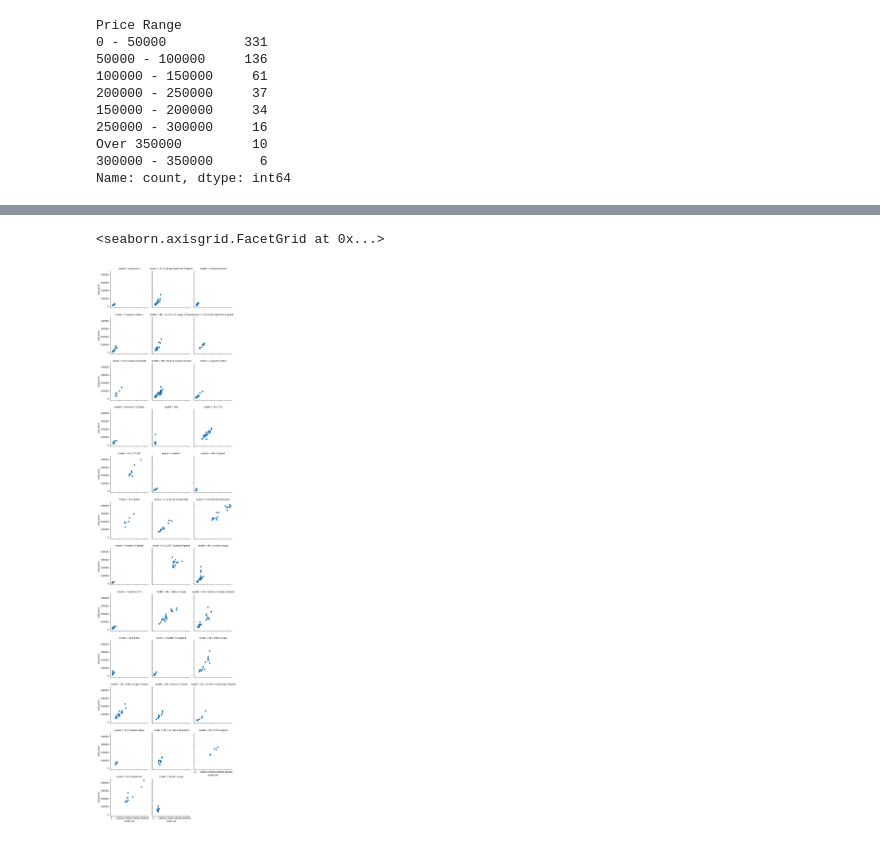
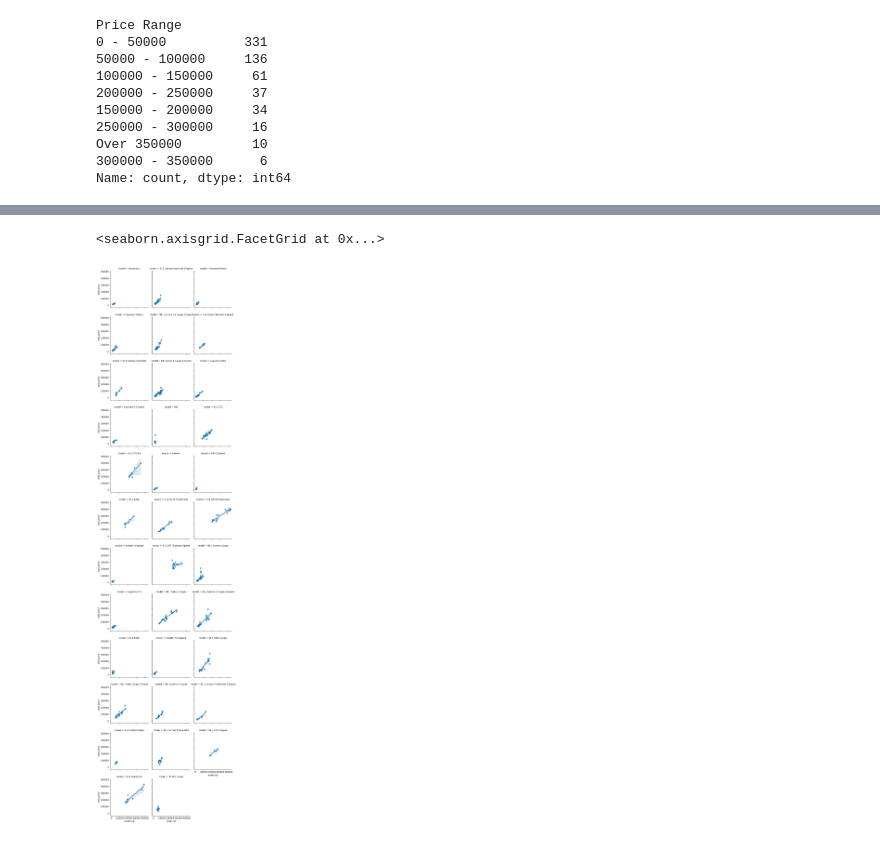
Before and after one commit to redshift75/autostrada, a Jupyter notebook: notebooks/car-prices.ipynb, the cells around one changed output, grey strips where cells are left out. Cells and saved outputs as stored; diff of their text form; code cells hidden in the pictures.

```diff
--- a/notebooks/car-prices.ipynb
+++ b/notebooks/car-prices.ipynb
@@ -305,9 +302,9 @@ plt.show()
 # %%
 # Create the scatter by model
 g = sns.FacetGrid(X_analysis, col="model", col_wrap=3)
 
 # Map scatter plots to the grid
-g.map(plt.scatter, "predicted", "sold_price")
+g.map(sns.regplot, "predicted", "sold_price")
 # %% [output]
 <seaborn.axisgrid.FacetGrid at 0x...>
-[figure, old version]
+[figure, new version]
```
Also changed, not shown: parts of 1 cell of this notebook.
